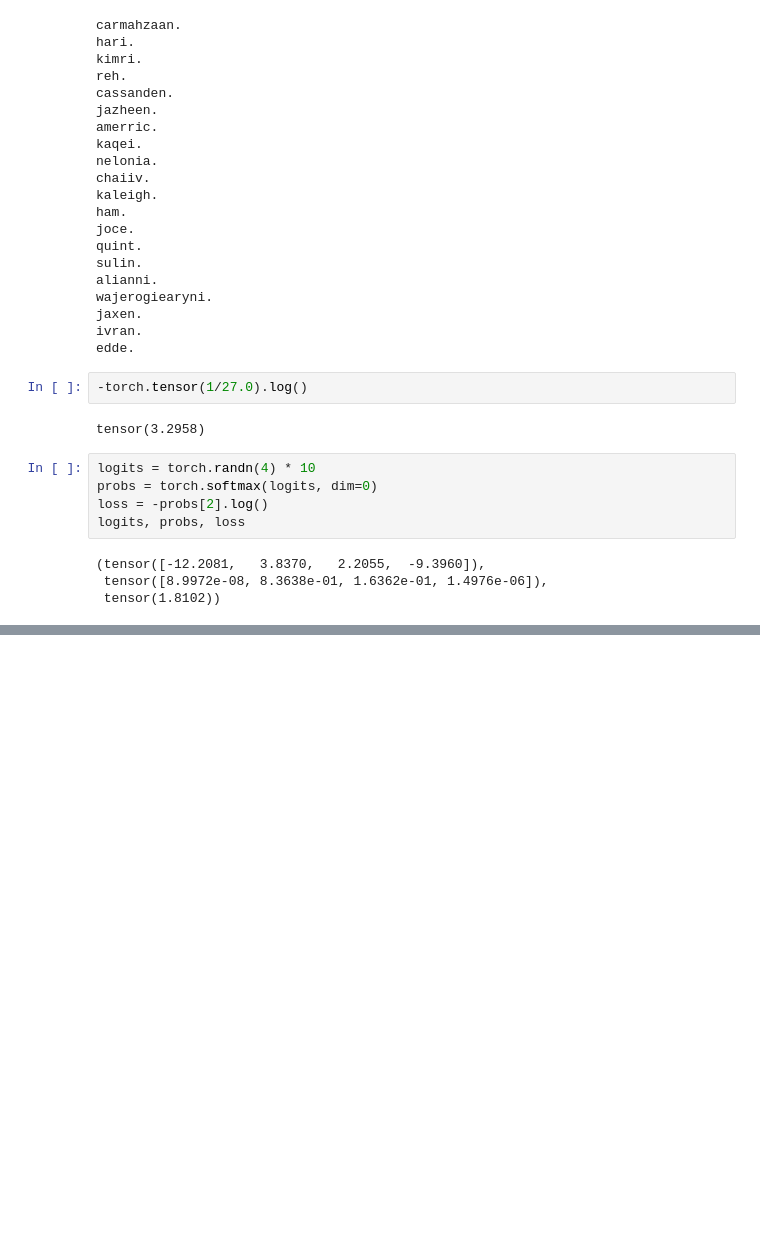
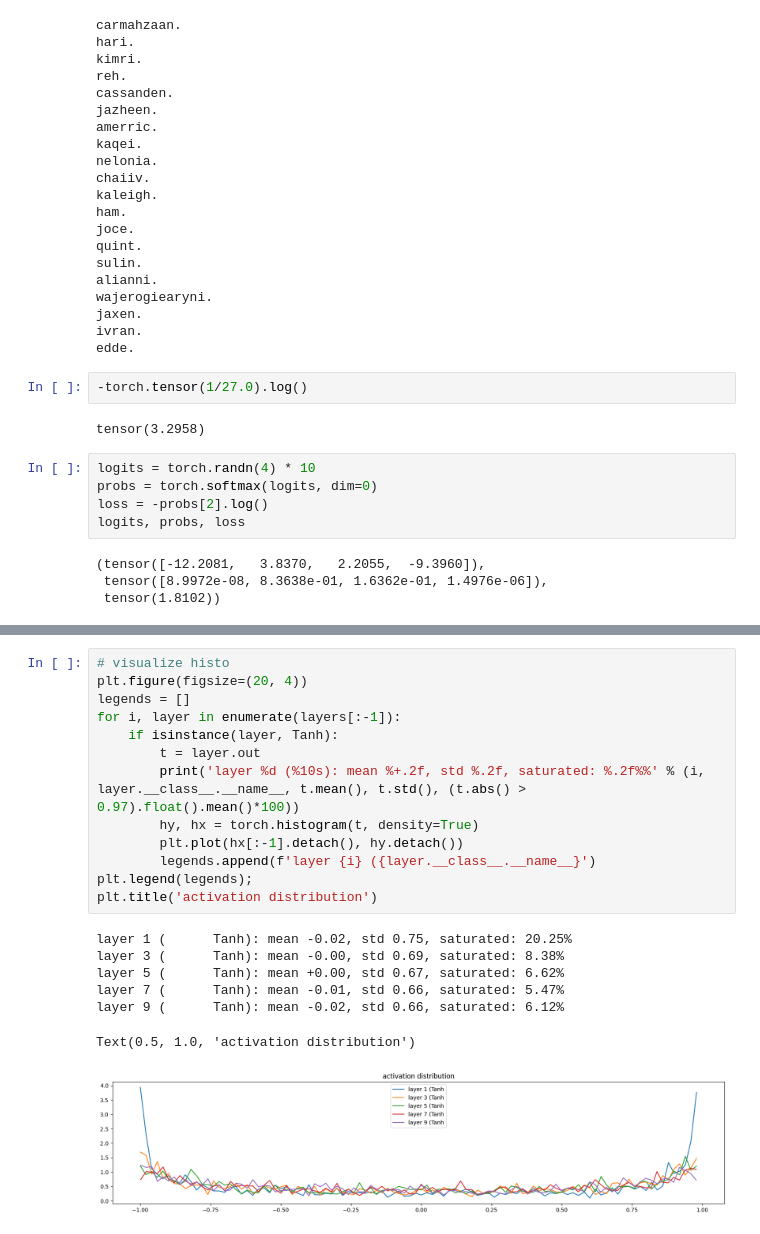
Before and after one commit to akdeb/deep-learning-tutorials, a Jupyter notebook: makemore_pt3.ipynb, the cells around one changed output, grey strips where cells are left out. Cells and saved outputs as stored; diff of their text form; blank space fills up the shorter version.

```diff
--- a/makemore_pt3.ipynb
+++ b/makemore_pt3.ipynb
@@ -272,0 +395,21 @@ logits, probs, loss
+# %%
+# visualize histo
+plt.figure(figsize=(20, 4))
+legends = []
+for i, layer in enumerate(layers[:-1]):
+    if isinstance(layer, Tanh):
+        t = layer.out
+        print('layer %d (%10s): mean %+.2f, std %.2f, saturated: %.2f%%' % (i, layer.__class__.__name__, t.mean(), t.std(), (t.abs() > 0.97).float().mean()*100))
+        hy, hx = torch.histogram(t, density=True)
+        plt.plot(hx[:-1].detach(), hy.detach())
+        legends.append(f'layer {i} ({layer.__class__.__name__}')
+plt.legend(legends);
+plt.title('activation distribution')
+# %% [output]
+layer 1 (      Tanh): mean -0.02, std 0.75, saturated: 20.25%
+layer 3 (      Tanh): mean -0.00, std 0.69, saturated: 8.38%
+layer 5 (      Tanh): mean +0.00, std 0.67, saturated: 6.62%
+layer 7 (      Tanh): mean -0.01, std 0.66, saturated: 5.47%
+layer 9 (      Tanh): mean -0.02, std 0.66, saturated: 6.12%
+Text(0.5, 1.0, 'activation distribution')
+[figure, added]
```
Also changed, not shown: parts of 4 cells of this notebook.
